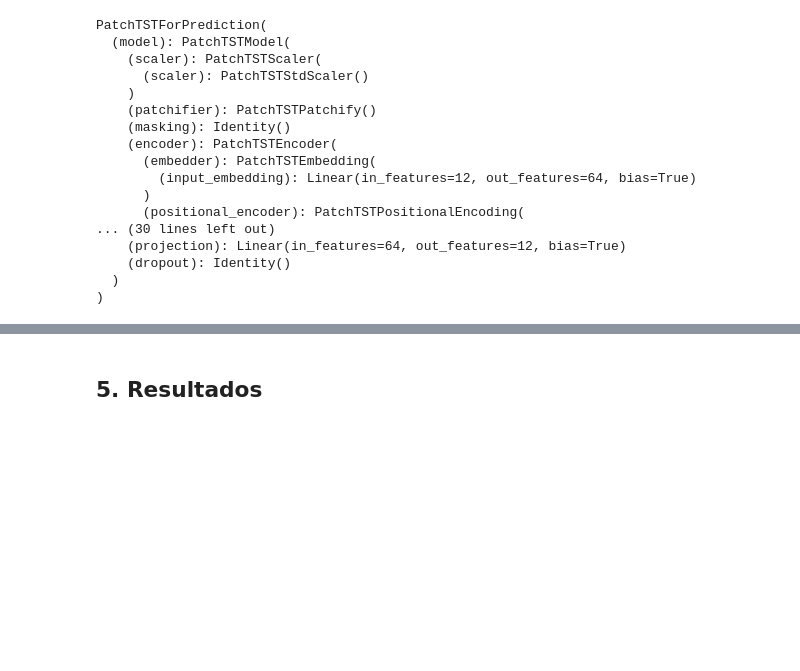
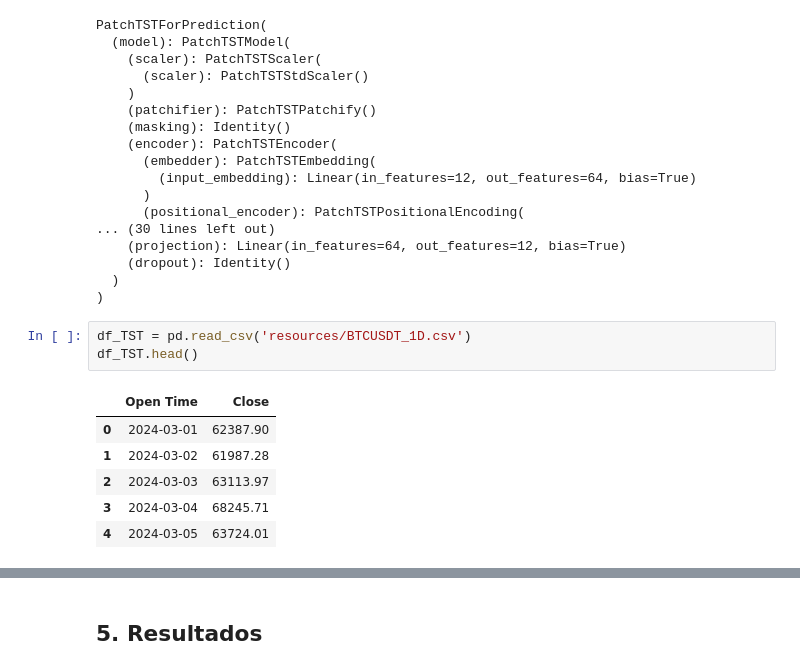
Before and after one commit to brunomaso1/uba-mia, a Jupyter notebook: mia-ast2/TPFinal.ipynb, the cells around one changed output, grey strips where cells are left out. Drawn from its saved outputs; the diff is of its cells as text; blank space fills up the shorter version.

```diff
--- a/mia-ast2/TPFinal.ipynb
+++ b/mia-ast2/TPFinal.ipynb
@@ -1292,3 +1292,13 @@ PatchTSTForPrediction(
     (dropout): Identity()
   )
 )
+# %%
+df_TST = pd.read_csv('resources/BTCUSDT_1D.csv')
+df_TST.head()
+# %% [output]
+|  | Open Time | Close |
+| 0 | 2024-03-01 | 62387.90 |
+| 1 | 2024-03-02 | 61987.28 |
+| 2 | 2024-03-03 | 63113.97 |
+| 3 | 2024-03-04 | 68245.71 |
+| 4 | 2024-03-05 | 63724.01 |
```
Also changed, not shown: parts of 3 cells of this notebook.
